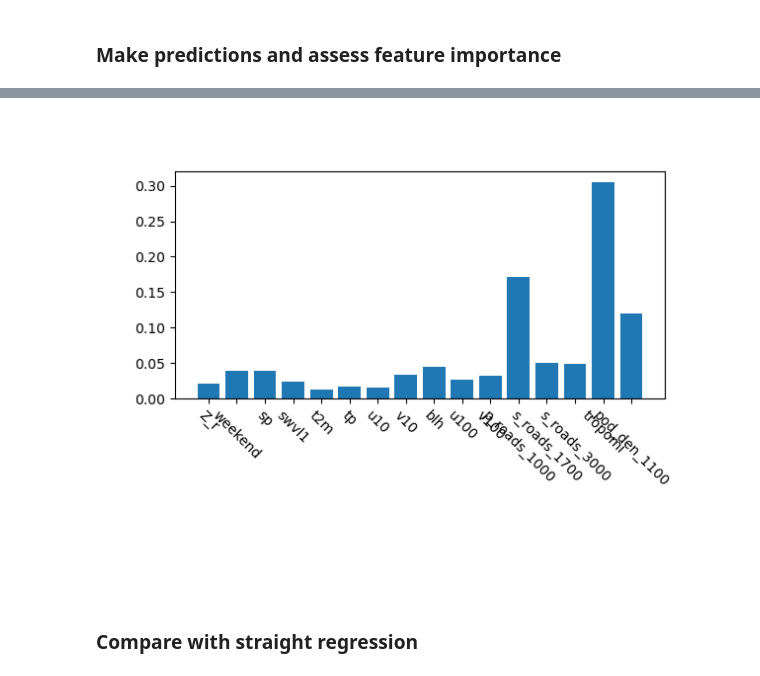
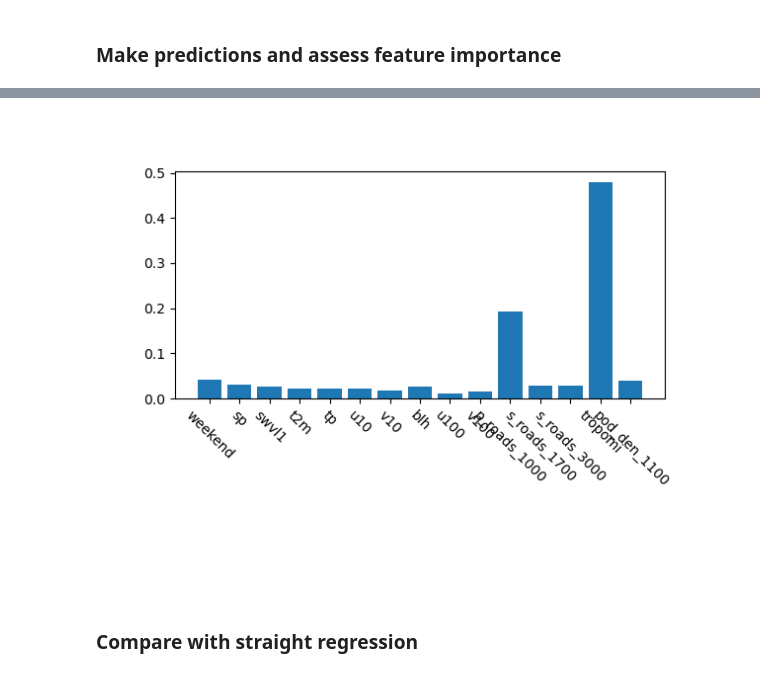
Before and after one commit to xaviernogueira/gwu_air_quality, a Jupyter notebook: no2_xgboost.ipynb, the cells around one changed output, grey strips where cells are left out. Cells and saved outputs as stored; diff of their text form; code cells hidden in the pictures.

```diff
--- a/no2_xgboost.ipynb
+++ b/no2_xgboost.ipynb
@@ -159,13 +125,15 @@ mean_sqrd_error = 33.78598988653527
 # %%
 %matplotlib widget
-model = xgb_iters.best_estimator_
+
+#model = xgb_iters.best_estimator_
+model = xgb_model_hardcode
 x = range(len(model.feature_importances_))
 plt.bar(x, model.feature_importances_)
 plt.xticks(x, model.get_booster().feature_names, rotation=-45)
 plt.subplots_adjust(bottom=0.40)
 plt.show()
 # %% [output]
-[figure, old version]
+[figure, new version]
 # %% [markdown]
 ### Compare with straight regression
 # %%
```
Also changed, not shown: parts of 11 cells of this notebook, 5 other files.
